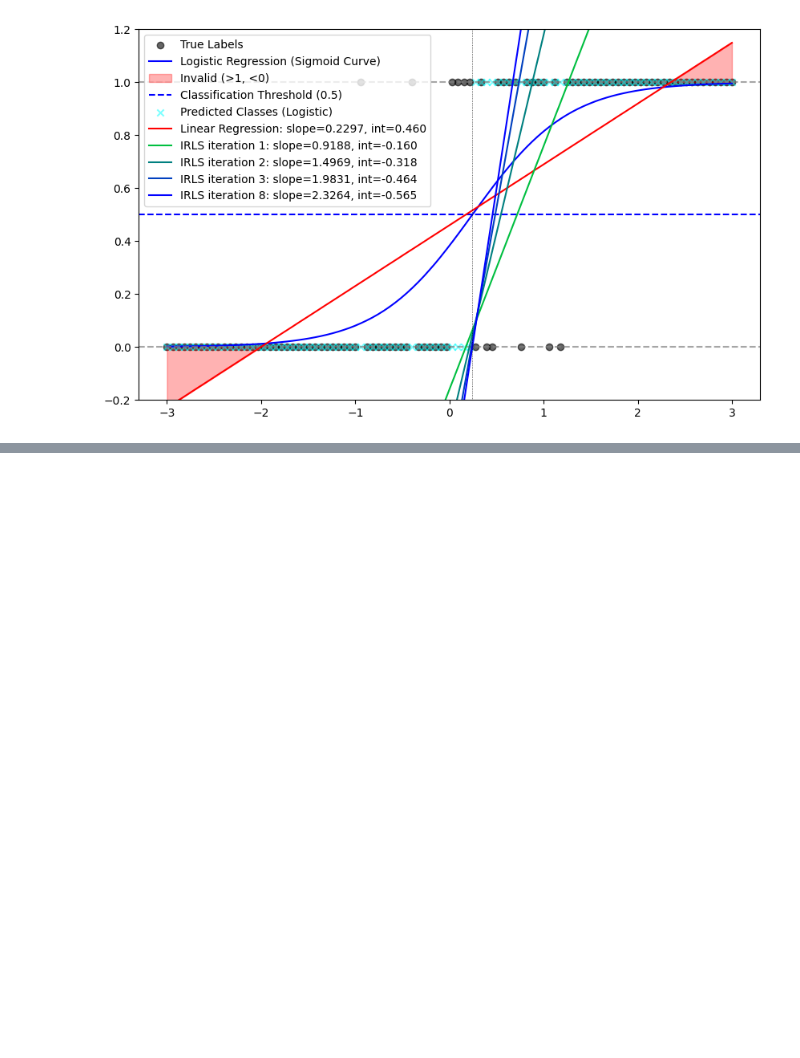
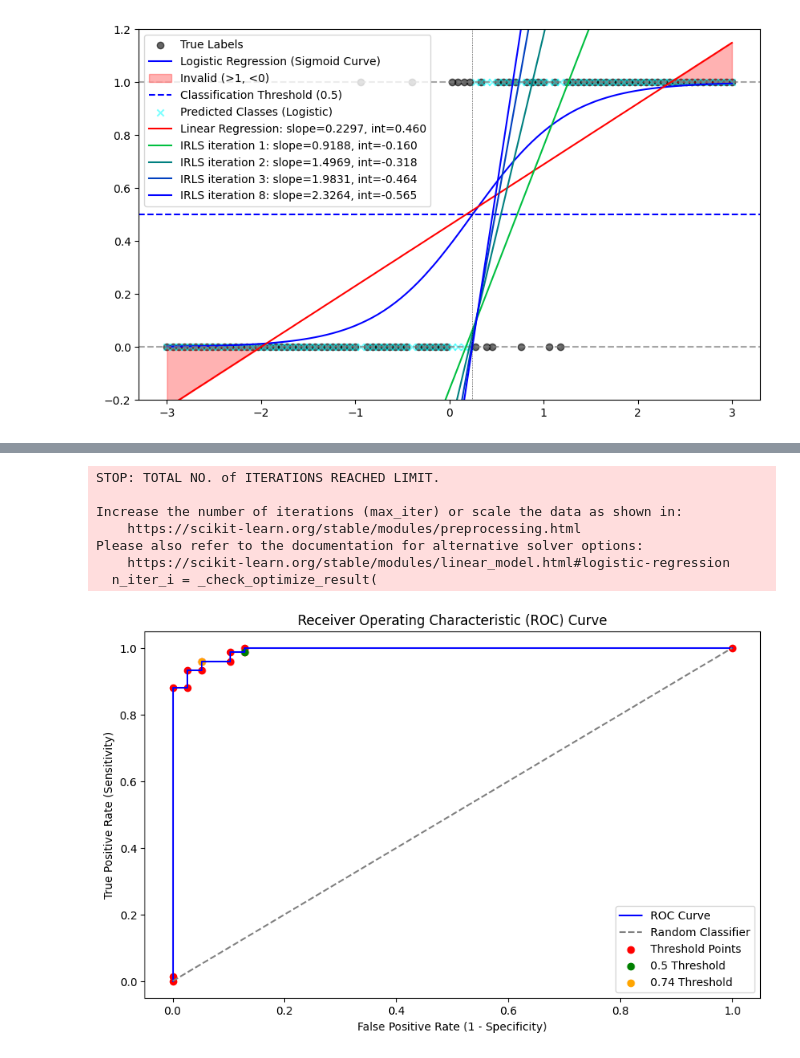
Before and after one commit to kussy29/machine_learning, a Jupyter notebook: lab03_regression.ipynb, the cells around one changed output, grey strips where cells are left out. Cells and saved outputs as stored; diff of their text form; code cells hidden in the pictures; blank space fills up the shorter version.

```diff
--- a/lab03_regression.ipynb
+++ b/lab03_regression.ipynb
@@ -1233,3 +1240,53 @@ This exercise focuses on the **importance of threshold selection** and how it im
 4. **Publish on GitHub**
    - Place the Colab notebook in your **GitHub repository** for this course.
    - In your repository’s **README**, add a **link** to the notebook and also include an **“Open in Colab”** badge at the top of the notebook so it can be launched directly from GitHub.
+# %%
+import numpy as np
+import matplotlib.pyplot as plt
+from sklearn.linear_model import LogisticRegression, LinearRegression
+from sklearn.metrics import  roc_curve, auc
+from sklearn.datasets import load_breast_cancer
+
+np.random.seed(85)
+
+data = load_breast_cancer()
+X=data.data
+y=data.target
+
+ind = np.arange(len(y))
+np.random.shuffle(ind)
+X_train = X[ind[:int(0.7*len(y))],:]
+X_val = X[ind[int(0.7*len(y)):int(0.9*len(y))],:]
+X_test = X[ind[int(0.9*len(y)):],:]
+y_train = y[ind[:int(0.7*len(y))]]
+y_val = y[ind[int(0.7*len(y)):int(0.9*len(y))]]
+y_test = y[ind[int(0.9*len(y)):]]
+
+logistic_model = LogisticRegression()
+logistic_model.fit(X_train, y_train)
+pred_val = logistic_model.predict_proba(X_val)[:, 1]
+pred_test = logistic_model.predict_proba(X_test)[:,1]
+
+fpr, tpr, threshold=roc_curve(y_val, pred_val)
+roc_auc = auc(fpr, tpr)
+
+plt.figure(figsize=(10, 6))
+plt.plot(fpr, tpr, color='blue', label='ROC Curve')
+plt.plot([0, 1], [0, 1], color='gray', linestyle='--', label='Random Classifier')
+plt.scatter(fpr, tpr, color='red', label='Threshold Points')
+plt.scatter(fpr[9], tpr[9], color='green', label='0.5 Threshold')
+plt.scatter(fpr[6], tpr[6], color='orange', label='0.74 Threshold')
+plt.xlabel('False Positive Rate (1 - Specificity)')
+plt.ylabel('True Positive Rate (Sensitivity)')
+plt.title('Receiver Operating Characteristic (ROC) Curve')
+plt.legend()
+plt.show()
+# %% [output]
+STOP: TOTAL NO. of ITERATIONS REACHED LIMIT.
+
+Increase the number of iterations (max_iter) or scale the data as shown in:
+    https://scikit-learn.org/stable/modules/preprocessing.html
+Please also refer to the documentation for alternative solver options:
+    https://scikit-learn.org/stable/modules/linear_model.html#logistic-regression
+  n_iter_i = _check_optimize_result(
+[figure, added]
```
Also changed, not shown: parts of 14 cells of this notebook.
